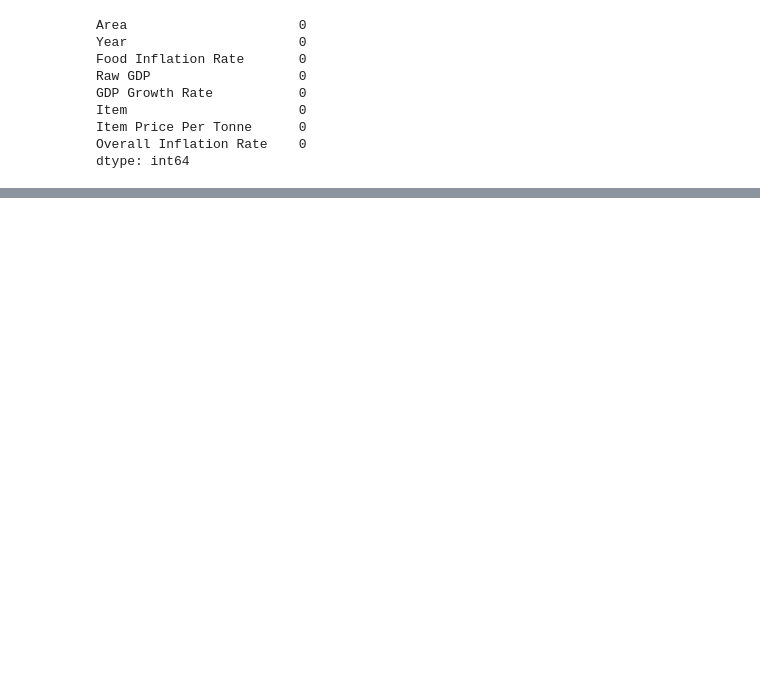
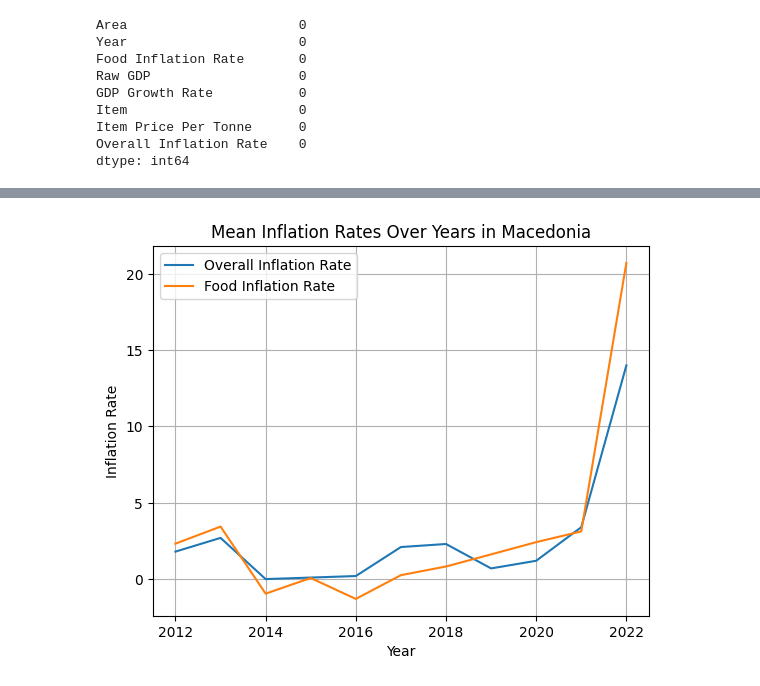
Before and after one commit to filipsam789/food-explainable-ai, a Jupyter notebook: project.ipynb, the cells around one changed output, grey strips where cells are left out. Saved outputs shown, nothing was run; the diff lists cells and outputs as text; code cells hidden in the pictures; blank space fills up the shorter version.

```diff
--- a/project.ipynb
+++ b/project.ipynb
@@ -325,0 +459,14 @@ dtype: int64
+# %%
+country_data = data[data['Area'] == 'Macedonia']
+grouped_overall = country_data.groupby('Year')['Overall Inflation Rate'].mean()
+grouped_food=country_data.groupby('Year')['Food Inflation Rate'].mean()
+plt.plot(grouped_overall,label='Overall Inflation Rate')
+plt.plot(grouped_food,label='Food Inflation Rate')
+plt.title('Mean Inflation Rates Over Years in Macedonia')
+plt.xlabel('Year')
+plt.ylabel('Inflation Rate')
+plt.legend()
+plt.grid(True)
+plt.show()
+# %% [output]
+[figure, added]
```
Also changed, not shown: parts of 24 cells of this notebook.
